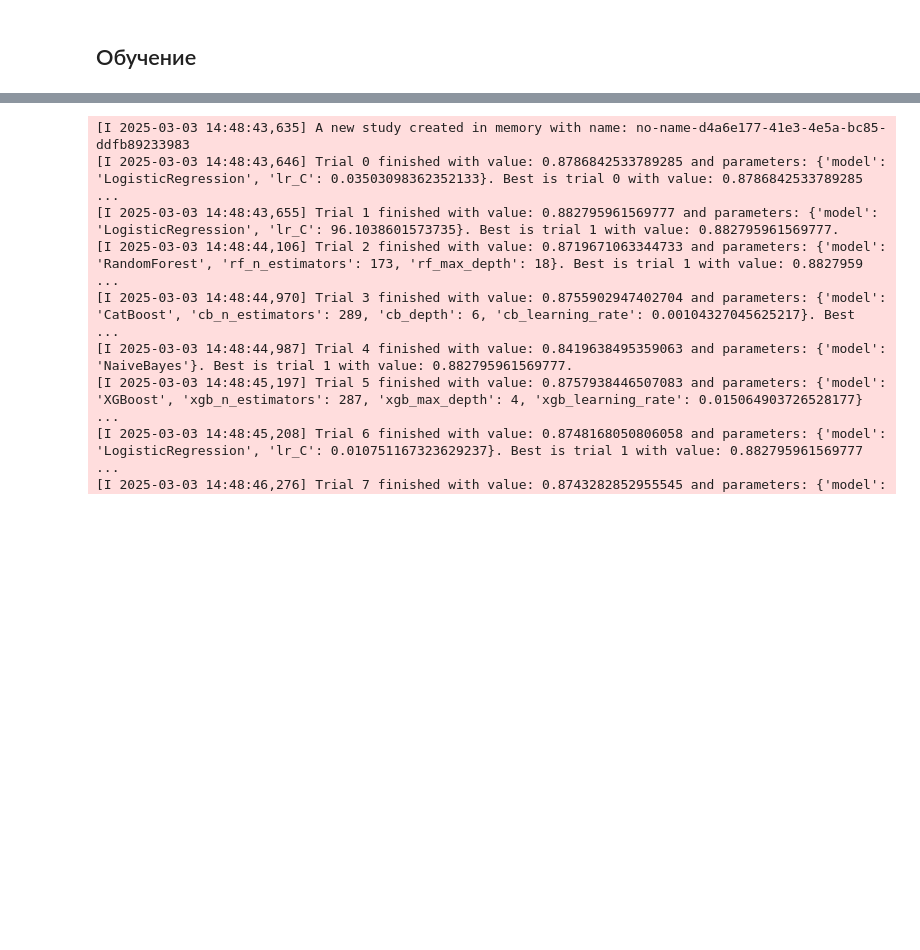
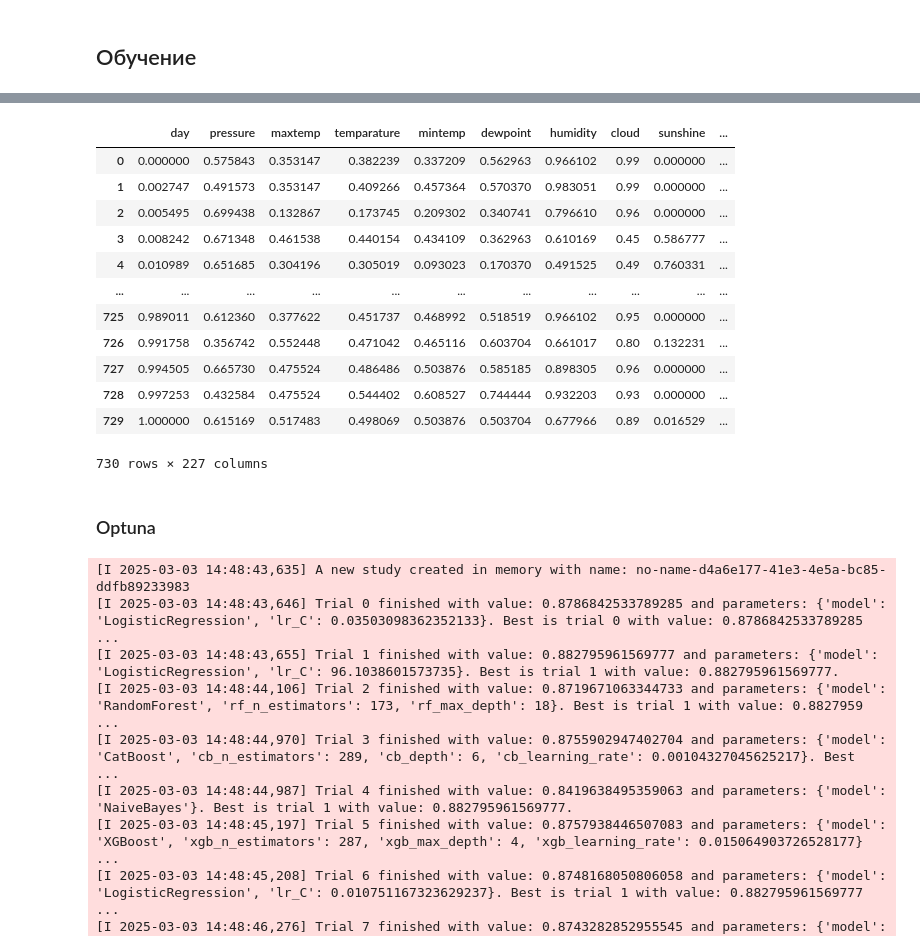
Before and after one commit to barbak11/rainfall_prediction, a Jupyter notebook: rainfall.ipynb, the cells around one changed output, grey strips where cells are left out. Drawn from its saved outputs; the diff is of its cells as text; code cells hidden in the pictures; blank space fills up the shorter version.

```diff
--- a/rainfall.ipynb
+++ b/rainfall.ipynb
@@ -708,0 +860,16 @@ import catboost as cb
+# %%
+x_test_final
+# %% [output]
+|  | day | pressure | maxtemp | temparature | mintemp | dewpoint | humidity | cloud | sunshine | ... |
+| 0 | 0.000000 | 0.575843 | 0.353147 | 0.382239 | 0.337209 | 0.562963 | 0.966102 | 0.99 | 0.000000 | ... |
+| 1 | 0.002747 | 0.491573 | 0.353147 | 0.409266 | 0.457364 | 0.570370 | 0.983051 | 0.99 | 0.000000 | ... |
+| 2 | 0.005495 | 0.699438 | 0.132867 | 0.173745 | 0.209302 | 0.340741 | 0.796610 | 0.96 | 0.000000 | ... |
+| 3 | 0.008242 | 0.671348 | 0.461538 | 0.440154 | 0.434109 | 0.362963 | 0.610169 | 0.45 | 0.586777 | ... |
+| 4 | 0.010989 | 0.651685 | 0.304196 | 0.305019 | 0.093023 | 0.170370 | 0.491525 | 0.49 | 0.760331 | ... |
+| ... | ... | ... | ... | ... | ... | ... | ... | ... | ... | ... |
+| 725 | 0.989011 | 0.612360 | 0.377622 | 0.451737 | 0.468992 | 0.518519 | 0.966102 | 0.95 | 0.000000 | ... |
+| 726 | 0.991758 | 0.356742 | 0.552448 | 0.471042 | 0.465116 | 0.603704 | 0.661017 | 0.80 | 0.132231 | ... |
+| 727 | 0.994505 | 0.665730 | 0.475524 | 0.486486 | 0.503876 | 0.585185 | 0.898305 | 0.96 | 0.000000 | ... |
+| 728 | 0.997253 | 0.432584 | 0.475524 | 0.544402 | 0.608527 | 0.744444 | 0.932203 | 0.93 | 0.000000 | ... |
+| 729 | 1.000000 | 0.615169 | 0.517483 | 0.498069 | 0.503876 | 0.503704 | 0.677966 | 0.89 | 0.016529 | ... |
+730 rows × 227 columns
@@ -709,3 +896,5 @@ import catboost as cb
+# %% [markdown]
+### Optuna
 # %%
 def objective(trial):
     # Выбираем тип модели для данного испытания
```
Also changed, not shown: parts of 18 cells of this notebook.
